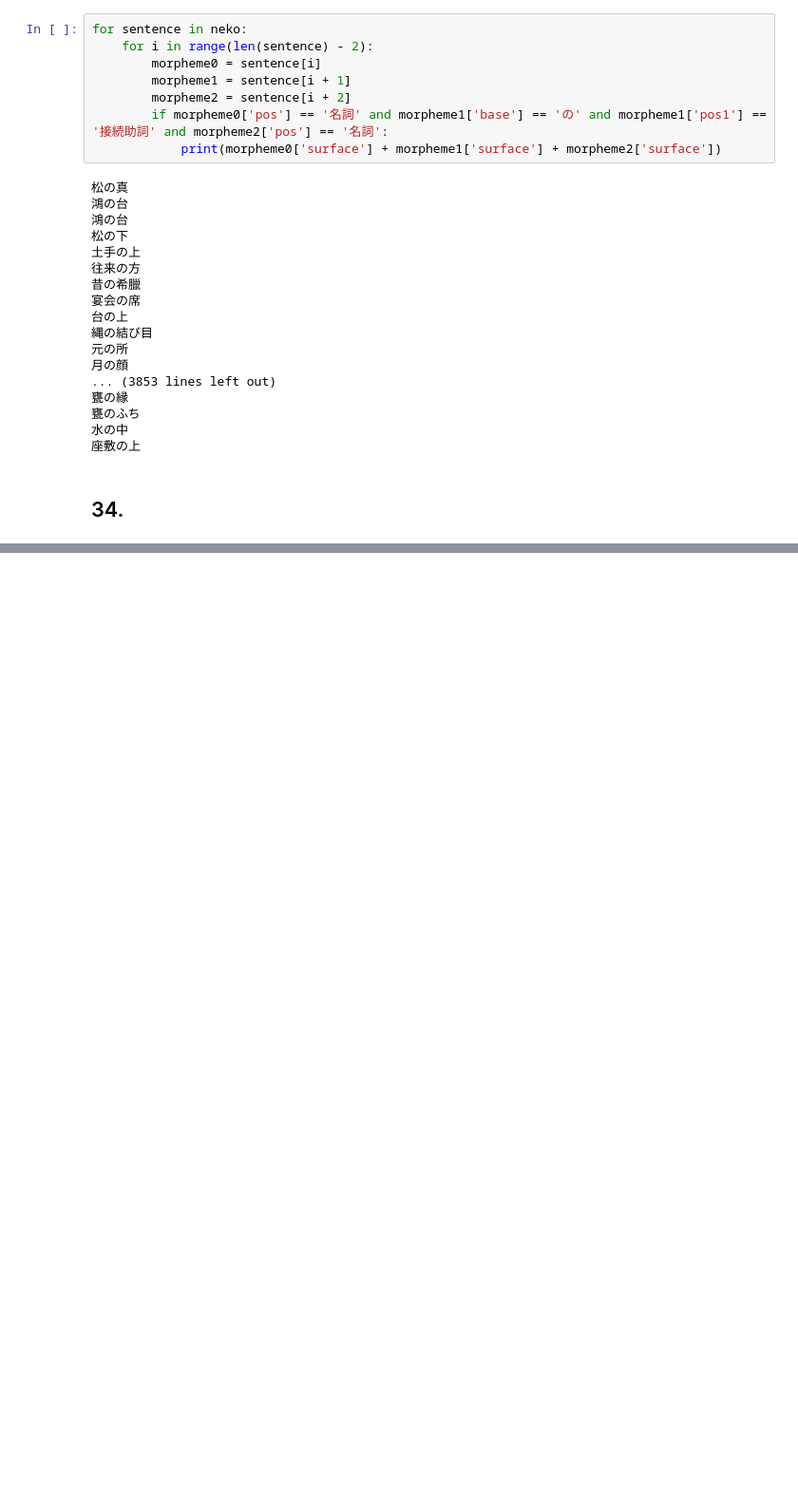
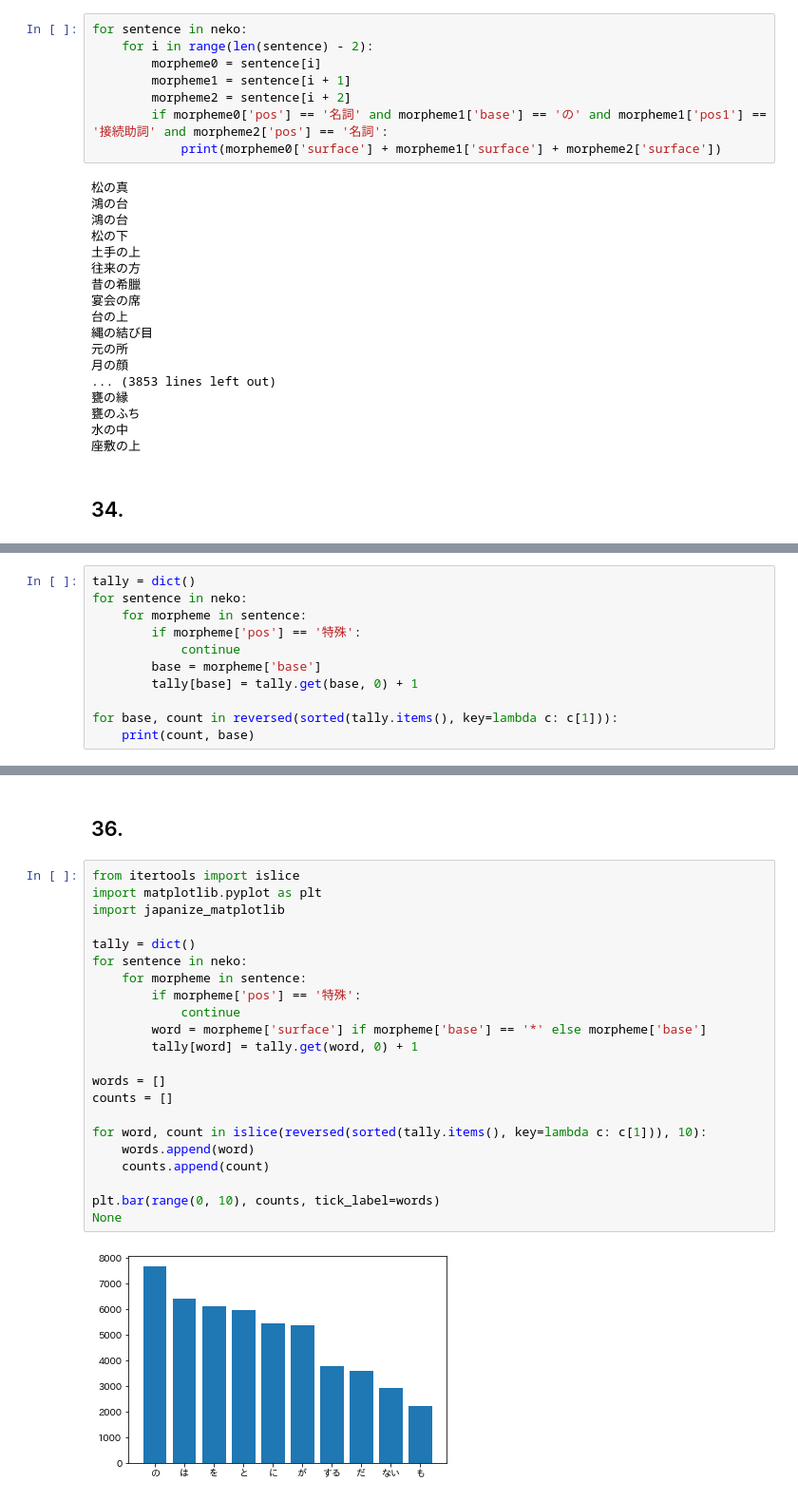
Before and after one commit to n4o847/nlp100-2020, a Jupyter notebook: ch04.ipynb, the cells around one changed output, grey strips where cells are left out. Shown at 95% size. Drawn from its saved outputs; the diff is of its cells as text; blank space fills up the shorter version.

```diff
--- a/ch04.ipynb
+++ b/ch04.ipynb
@@ -119,0 +155,11 @@ for sentence in neko:
+# %%
+tally = dict()
+for sentence in neko:
+    for morpheme in sentence:
+        if morpheme['pos'] == '特殊':
+            continue
+        base = morpheme['base']
+        tally[base] = tally.get(base, 0) + 1
+
+for base, count in reversed(sorted(tally.items(), key=lambda c: c[1])):
+    print(count, base)
@@ -119,0 +184,26 @@ for sentence in neko:
+# %% [markdown]
+## 36.
+# %%
+from itertools import islice
+import matplotlib.pyplot as plt
+import japanize_matplotlib
+
+tally = dict()
+for sentence in neko:
+    for morpheme in sentence:
+        if morpheme['pos'] == '特殊':
+            continue
+        word = morpheme['surface'] if morpheme['base'] == '*' else morpheme['base']
+        tally[word] = tally.get(word, 0) + 1
+
+words = []
+counts = []
+
+for word, count in islice(reversed(sorted(tally.items(), key=lambda c: c[1])), 10):
+    words.append(word)
+    counts.append(count)
+
+plt.bar(range(0, 10), counts, tick_label=words)
+None
+# %% [output]
+[figure, added]
```
Also changed, not shown: parts of 9 cells of this notebook, 1 other file.
